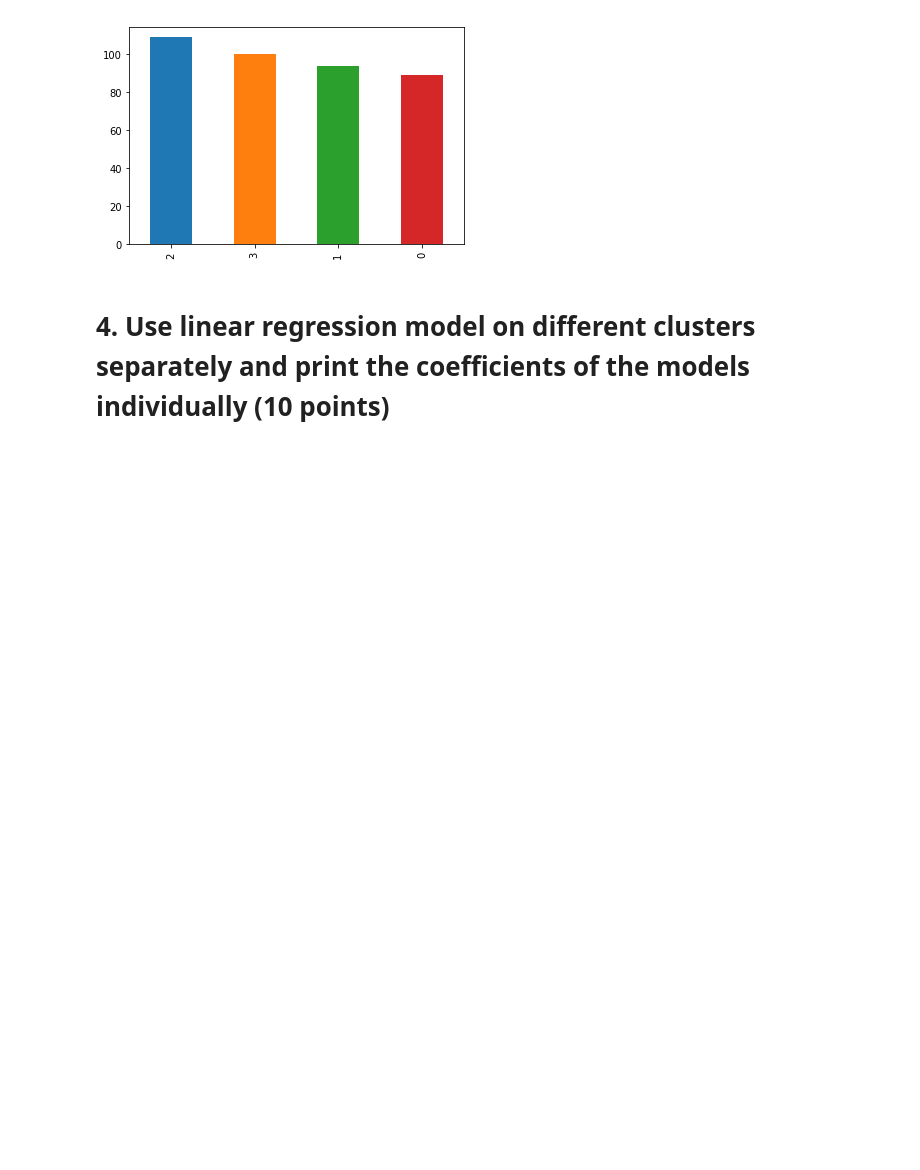
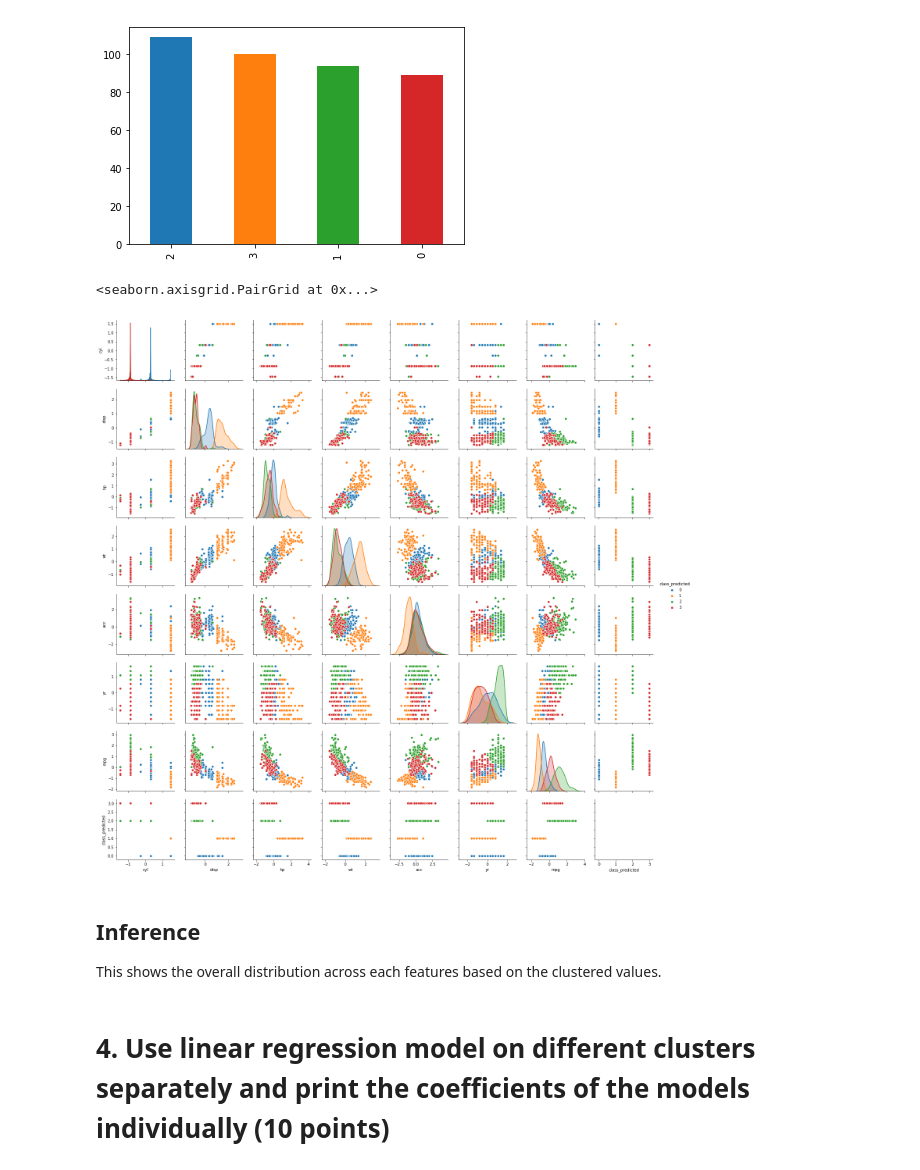
Before and after one commit to GreatLearningAIML1/bangalore-feb-batch-siju-samuel, a Jupyter notebook: R4_Project_UnSupervisedLearningCarMpg/R4_Project_UnSupervisedLearningCarMpg.ipynb, the cells around one changed output. Cells and saved outputs as stored; diff of their text form; code cells hidden in the pictures; blank space fills up the shorter version.

```diff
--- a/R4_Project_UnSupervisedLearningCarMpg/R4_Project_UnSupervisedLearningCarMpg.ipynb
+++ b/R4_Project_UnSupervisedLearningCarMpg/R4_Project_UnSupervisedLearningCarMpg.ipynb
@@ -246,6 +252,14 @@ x.plot.bar()
 # %% [output]
 <matplotlib.axes._subplots.AxesSubplot at 0x...>
 [figure]
+# %%
+sns.pairplot(df_z, diag_kind='kde', hue='class_predicted')
+# %% [output]
+<seaborn.axisgrid.PairGrid at 0x...>
+[figure, added]
+# %% [markdown]
+## Inference
+This shows the overall distribution across each features based on the clustered values.
 # %% [markdown]
 # 4. Use linear regression model on different clusters separately and print the coefficients of the models individually (10 points)
 # %%
```
Also changed, not shown: parts of 4 cells of this notebook.
